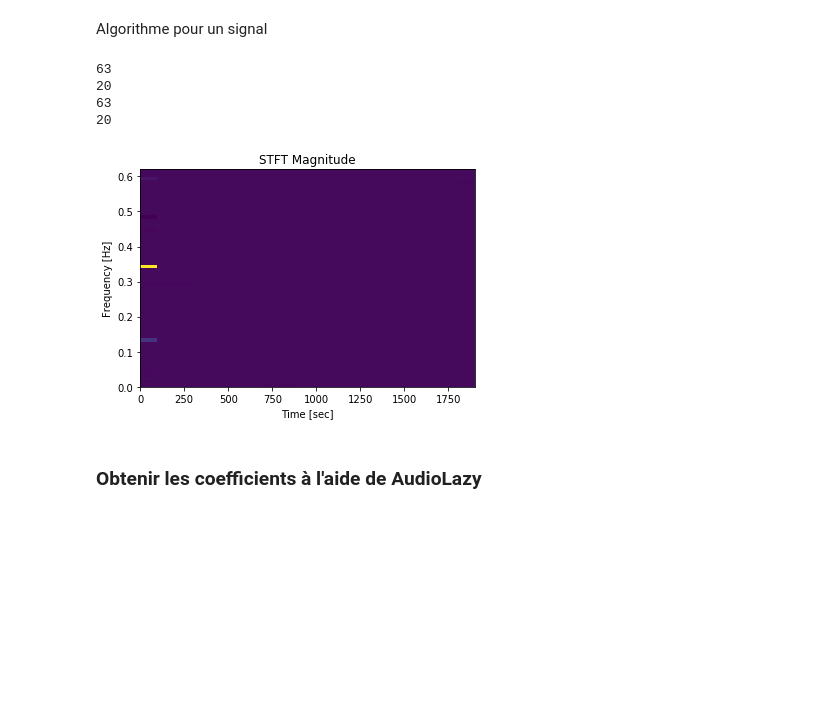
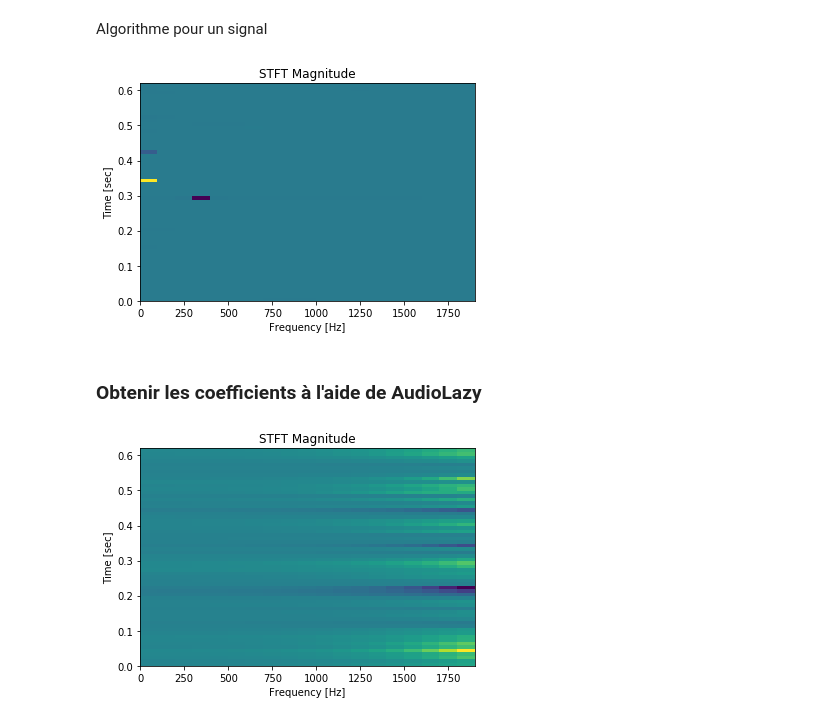
Before and after one commit to simonghrt/sir-speech-robot, a Jupyter notebook: lpc_test.ipynb, the cells around one changed output. Saved outputs shown, nothing was run; the diff lists cells and outputs as text; code cells hidden in the pictures; blank space fills up the shorter version.

```diff
--- a/lpc_test.ipynb
+++ b/lpc_test.ipynb
@@ -16,7 +16,7 @@ from scipy.io.wavfile import read
 # %% [markdown]
 ### Plot préliminaire
 # %%
-spf = wave.open('test3/enavant.wav','r')
+spf = wave.open('data/enavant.wav','r')
 
 #Extract Raw Audio from Wav File
 signal = spf.readframes(-1)
@@ -74,18 +60,16 @@ Les 20 premières font 30 millisecondes, et la dernière est un peu plus courte.
 
 Evaluation toutes les 10ms avec une fenêtre de 30ms
 # %%
-signal_wave = wave.open("test3/enavant.wav")
+signal_wave = wave.open("data/enavant.wav")
 (nchannels, sampwidth, framerate, nframes, comptype, compname) = signal_wave.getparams()
 
 fe = framerate
 
-[fs, a] = read("test3/enavant.wav")
+[fs, a] = read("data/enavant.wav")
 sig_in = np.array(a)
 
 nbytes_fen = fs * 0.03 # 480
 nbytes_pas = fs * 0.01 # 160
-
-#N = len(sig_in)/nbytes_pas
 
 signals = []
 
@@ -104,7 +88,7 @@ def phi(signal, k_ind):
     # phi est un estimateur de la fonction d'autocorrélation du signal
     N = len(signal)
     somme = 0
-    for i in range(0, N - k_ind - 1): #Il faudrait tester si c'est pas N - k_ind
+    for i in range(0, N - k_ind):
         somme += signal[i] * signal[i + k_ind]
     return (somme / N)
 # %% [markdown]
@@ -152,7 +136,7 @@ def params_signal(signal, K):
 
     return (alpha, k, a)
 # %%
-def dsp_calculation(signal, K, alpha, k, a, nu):
+def dsp_calculation(signal, K, a, nu):
     sum_sigma = 0
     for i in range(0, K):
         sum_sigma += a[K-1][i] * phi(signal, i)
@@ -168,48 +152,33 @@ def dsp_calculation(signal, K, alpha, k, a, nu):
 # %%
 K = 10
 
 alpha_arr = []
 k_arr = []
 a_arr = []
 dsp_arr = []
 
+t = np.arange(0, 0.01 * len(signals), 0.01)
+f = range(0, 2000, 100)
+
 # Il faut boucler sur tous les échantillons de notre son (rappel, on a pris des fenêtres de 30ms)
 for i in range(0, len(signals)):
     [alpha, k, a] = params_signal(signals[i], K)
     alpha_arr.append(alpha)
     k_arr.append(k)
     a_arr.append(a)
     dsp_int_arr = []
-    for j in range(0, 2000, 100):
+    for j in f:
         nu = j / fe
-        dsp = dsp_calculation(signals[i], K, alpha, k, a, nu)
+        dsp = dsp_calculation(signals[i], K, a, nu)
         dsp_int_arr.append(dsp)
     dsp_arr.append(dsp_int_arr)
 
-# print(a_arr[5][4])
-# print(a_arr[4][4])
-
-t = np.arange(0, 0.01 * len(signals), 0.01)
-f = range(0, 2000, 100)
-
-print(len(t))
-print(len(f))
-print(len(dsp_arr))
-print(len(dsp_arr[1]))
-
-# print(dsp_arr)
-
-# plt.pcolormesh(t, f, dsp_arr, vmin=0)
-plt.pcolormesh(f, t, dsp_arr) #Test
+plt.pcolormesh(f, t, dsp_arr)
 plt.title('STFT Magnitude')
-plt.ylabel('Frequency [Hz]')
-plt.xlabel('Time [sec]')
+plt.ylabel('Time [sec]')
+plt.xlabel('Frequency [Hz]')
 plt.show()
 # %% [output]
-63
-20
-63
-20
-[figure, old version]
+[figure, new version]
 # %% [markdown]
 ### Obtenir les coefficients à l'aide de AudioLazy
@@ -228,0 +199,31 @@ print(filt2)
+# %%
+from audiolazy import lazy_lpc as lpc
+
+K = 10
+
+a_arr = []
+dsp_arr = []
+
+t = np.arange(0, 0.01 * len(signals), 0.01)
+f = range(0, 2000, 100)
+
+# Il faut boucler sur tous les échantillons de notre son (rappel, on a pris des fenêtres de 30ms)
+for i in range(0, len(signals)):
+    filt = lpc.lpc.kautocor(signals[i], K)
+    # a = filt.numerator
+    a = lpc.lsf(filt)
+    a_arr.append(a)
+    dsp_int_arr = []
+    for j in f:
+        nu = j / fe
+        dsp = dsp_calculation_audiolazy(signals[i], K, a, nu)
+        dsp_int_arr.append(dsp)
+    dsp_arr.append(dsp_int_arr)
+
+plt.pcolormesh(f, t, dsp_arr)
+plt.title('STFT Magnitude')
+plt.ylabel('Time [sec]')
+plt.xlabel('Frequency [Hz]')
+plt.show()
+# %% [output]
+[figure, added]
```
Also changed, not shown: parts of 6 cells of this notebook, 2 other files.
